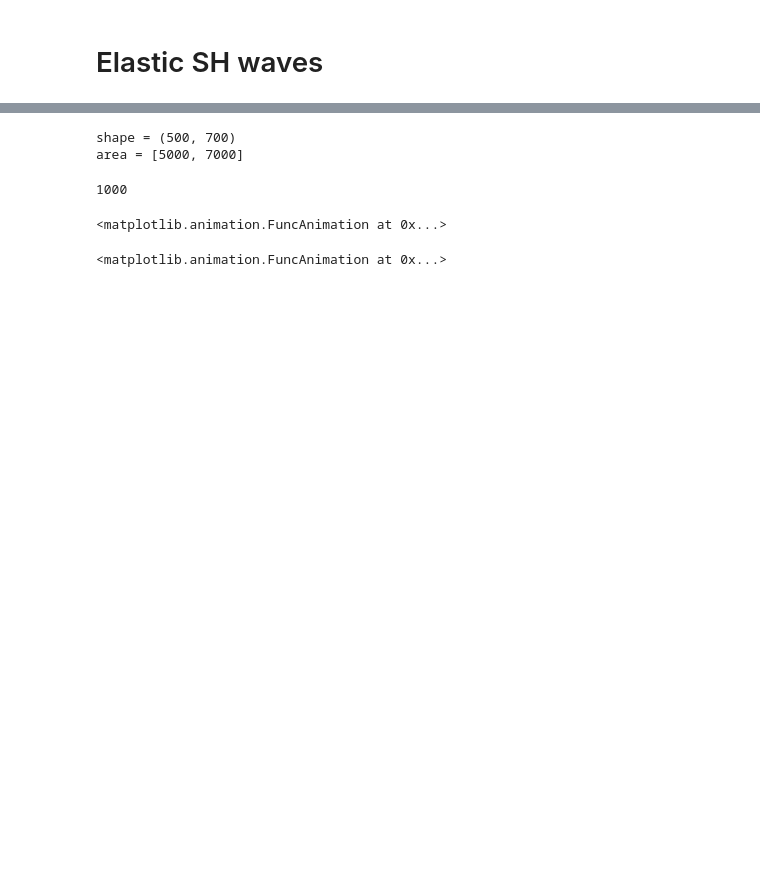
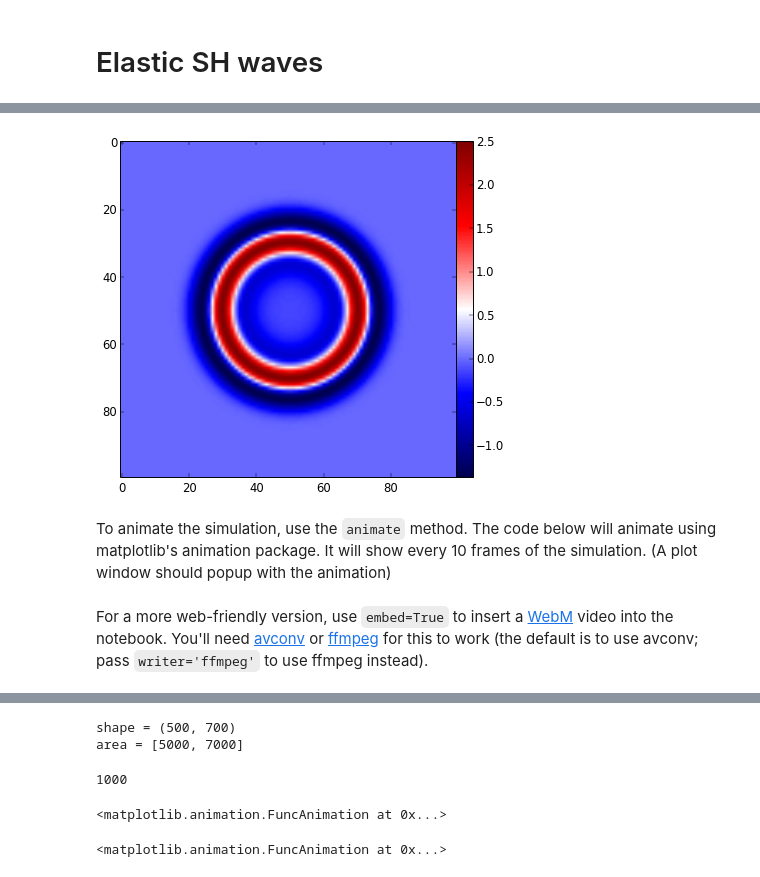
Before and after one commit to fatiando/prototypes, a Jupyter notebook: wavefd-simulation-class.ipynb, the cells around one changed output, grey strips where cells are left out. Saved outputs shown, nothing was run; the diff lists cells and outputs as text; code cells hidden in the pictures; blank space fills up the shorter version.

```diff
--- a/wavefd-simulation-class.ipynb
+++ b/wavefd-simulation-class.ipynb
@@ -333,0 +405,3 @@ sim.snapshot(frame=-1, embed=True)
+# %%
+part = sim[100, 200:300, 200:300]
+part
@@ -333,0 +422,11 @@ sim.snapshot(frame=-1, embed=True)
+# %%
+fig = mpl.figure(facecolor='white')
+mpl.imshow(part, cmap=mpl.cm.seismic)
+mpl.colorbar(pad=0)
+# Some magic to embed the image in the notebook
+mpl.close(fig)
+Image(print_figure(fig, dpi=70))
+# %% [output]
+[figure, added]
+# %% [markdown]
+To animate the simulation, use the `animate` method. The code below will animate using matplotlib's animation package. It will show every 10 frames of the simulation. (A plot window should popup with the animation)
@@ -333,0 +435,2 @@ sim.snapshot(frame=-1, embed=True)
+# %% [markdown]
+For a more web-friendly version, use `embed=True` to insert a [WebM](http://www.webmproject.org/) video into the notebook. You'll need [avconv](https://libav.org/index.html) or [ffmpeg](https://www.ffmpeg.org/) for this to work (the default is to use avconv; pass `writer='ffmpeg'` to use ffmpeg instead).
```
Also changed, not shown: parts of 56 cells of this notebook, 1 other file.
